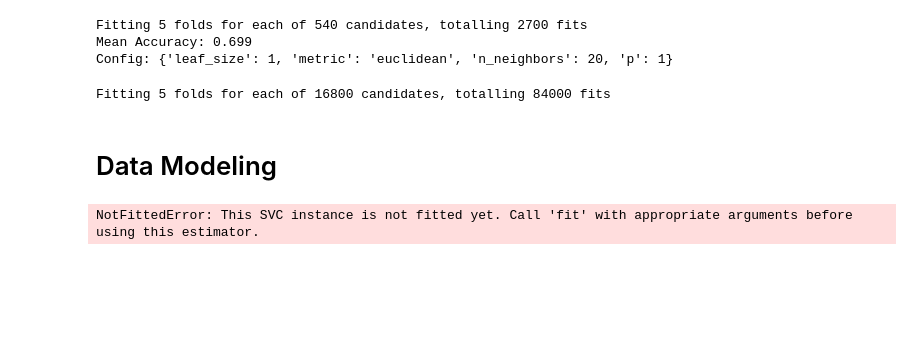
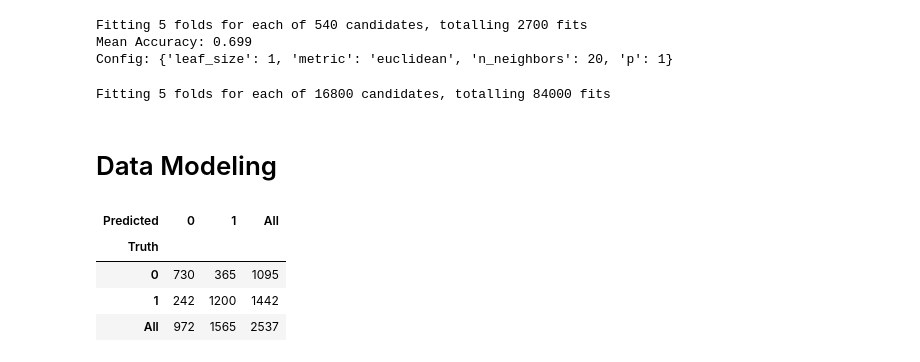
Before and after one commit to MaryamKarrabi-eng/DataMining, a Jupyter notebook: data-models-in-vehicle-coupon-recommendation_new.ipynb, the cells around one changed output. Saved outputs shown, nothing was run; the diff lists cells and outputs as text; code cells hidden in the pictures; blank space fills up the shorter version.

```diff
--- a/data-models-in-vehicle-coupon-recommendation_new.ipynb
+++ b/data-models-in-vehicle-coupon-recommendation_new.ipynb
@@ -804,8 +780,0 @@ from sklearn.metrics import classification_report
-# %%
-# SVM = SVC(kernel="rbf", random_state=None, probability=True, cache_size=500, gamma=0.1).fit(train_set.iloc[:,:-1], train_set.iloc[:,-1])
-SVM = SVC(C=1, gamma= 0.1, kernel='rbf',probability=True).fit(train_set.iloc[:,:-1], train_set.iloc[:,-1])
-
-y_pred_SVM = SVM.predict(test_set.iloc[:,:-1])
-print(classification_report(test_set.iloc[:,-1], y_pred_SVM))
-# %% [output]
-NotFittedError: This SVC instance is not fitted yet. Call 'fit' with appropriate arguments before using this estimator.
@@ -811,0 +788,11 @@ NotFittedError: This SVC instance is not fitted yet. Call 'fit' with appropriate
+# %%
+from sklearn.metrics import confusion_matrix
+
+cm_SVM = confusion_matrix(test_set.iloc[:,-1],y_pred_SVM)
+pd.crosstab(test_set.iloc[:,-1], y_pred_SVM, rownames = ['Truth'], colnames =['Predicted'], margins = True)
+# %% [output]
+| Predicted | 0 | 1 | All |
+| Truth |  |  |  |
+| 0 | 730 | 365 | 1095 |
+| 1 | 242 | 1200 | 1442 |
+| All | 972 | 1565 | 2537 |
```
Also changed, not shown: parts of 8 cells of this notebook.
